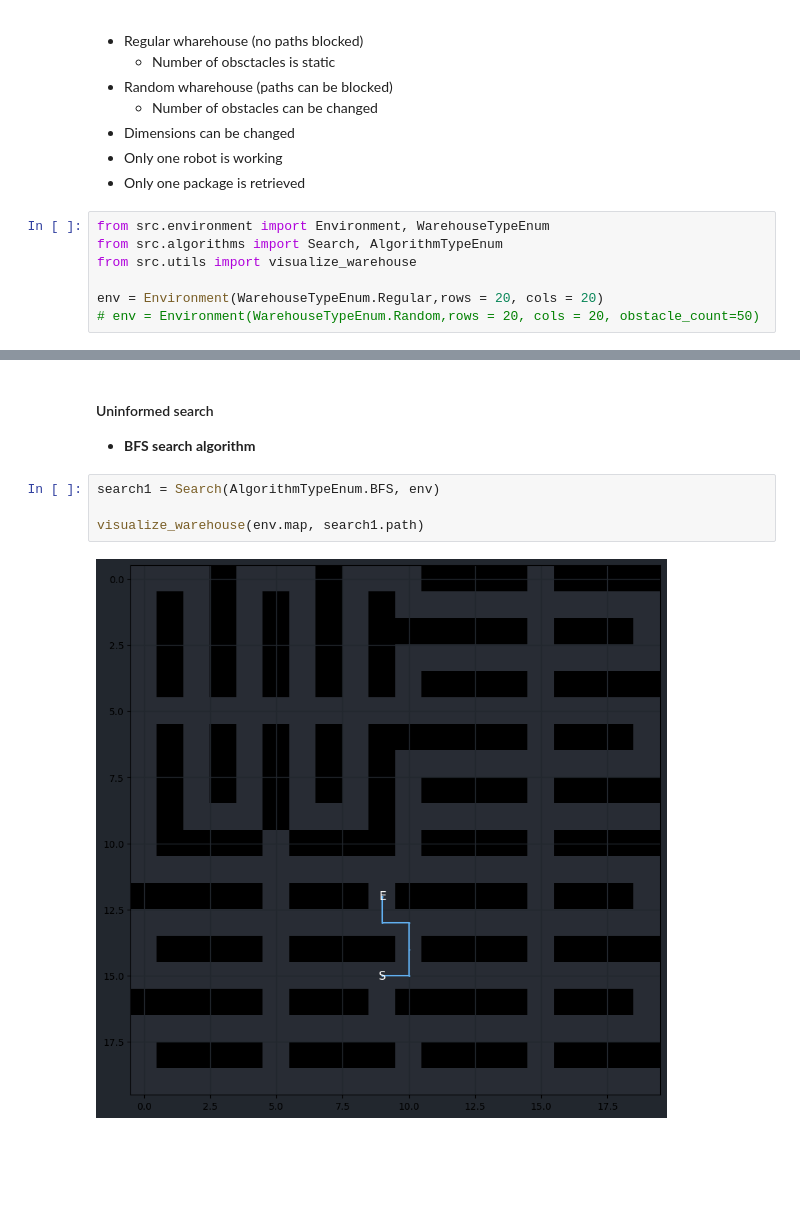
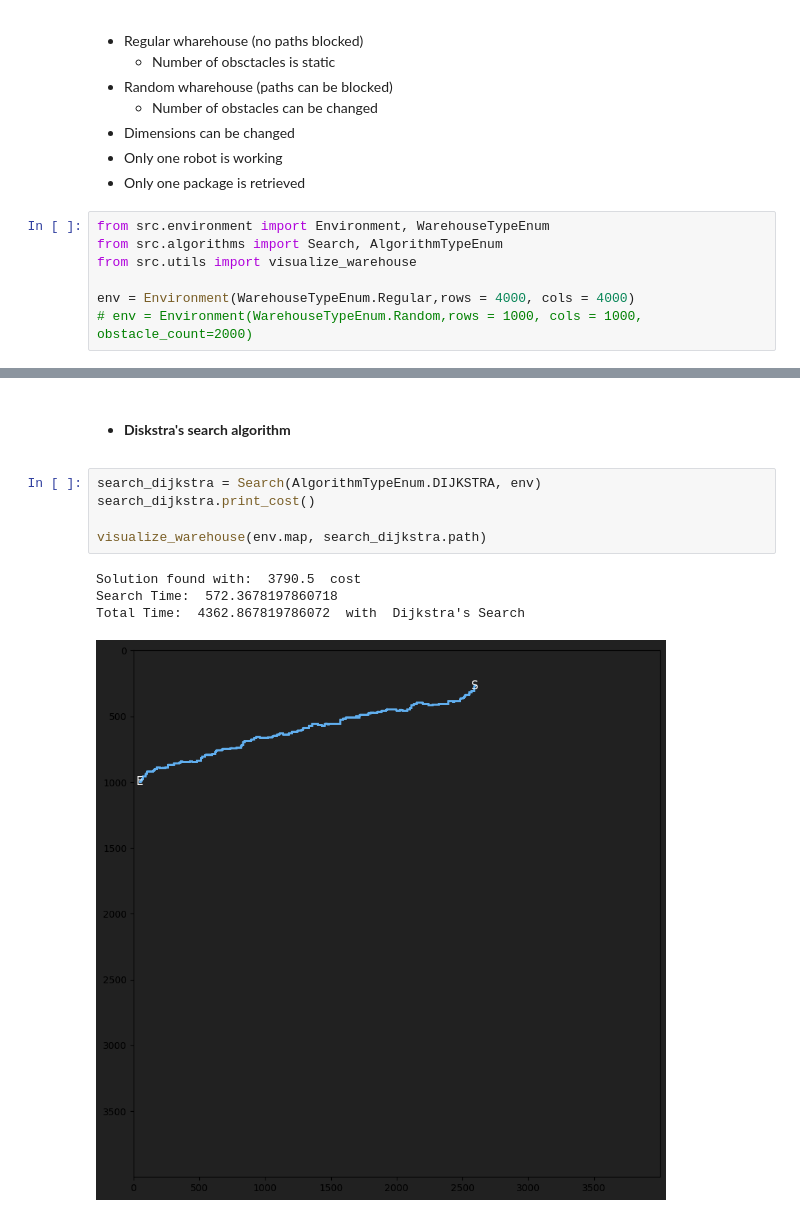
Before and after one commit to 0xdbff/AI, a Jupyter notebook: tp01.ipynb, the cells around one changed output, grey strips where cells are left out. Saved outputs shown, nothing was run; the diff lists cells and outputs as text; blank space fills up the shorter version.

Commit message:
Add Dijkstra algorithm (uninformed) and Iterative Deepening A* search algorithm

```diff
--- a/tp01.ipynb
+++ b/tp01.ipynb
@@ -15,5 +15,5 @@ from src.environment import Environment, WarehouseTypeEnum
 from src.algorithms import Search, AlgorithmTypeEnum
 from src.utils import visualize_warehouse
 
-env = Environment(WarehouseTypeEnum.Regular,rows = 20, cols = 20)
-# env = Environment(WarehouseTypeEnum.Random,rows = 20, cols = 20, obstacle_count=50)
+env = Environment(WarehouseTypeEnum.Regular,rows = 4000, cols = 4000)
+# env = Environment(WarehouseTypeEnum.Random,rows = 1000, cols = 1000, obstacle_count=2000)
@@ -20,11 +34,13 @@ env = Environment(WarehouseTypeEnum.Regular,rows = 20, cols = 20)
 # %% [markdown]
-#### Uninformed search
-
-- **BFS search algorithm**
+- #### **Diskstra's search algorithm**
 # %%
-search1 = Search(AlgorithmTypeEnum.BFS, env)
+search_dijkstra = Search(AlgorithmTypeEnum.DIJKSTRA, env)
+search_dijkstra.print_cost()
 
-visualize_warehouse(env.map, search1.path)
+visualize_warehouse(env.map, search_dijkstra.path)
 # %% [output]
+Solution found with:  3790.5  cost
+Search Time:  572.3678197860718
+Total Time:  4362.867819786072  with  Dijkstra's Search
-[figure, old version]
+[figure, new version]
 # %% [markdown]
```
Also changed, not shown: parts of 7 cells of this notebook, 4 other files.
